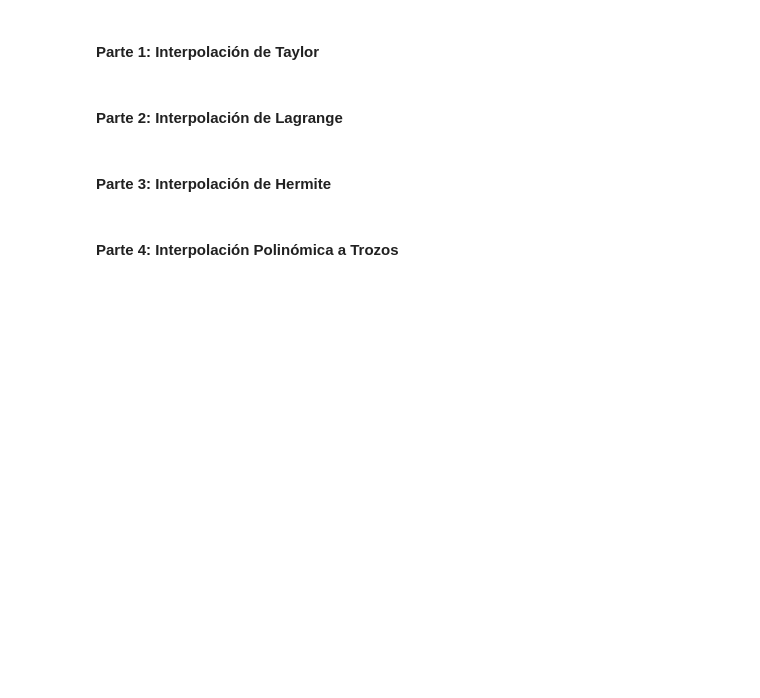
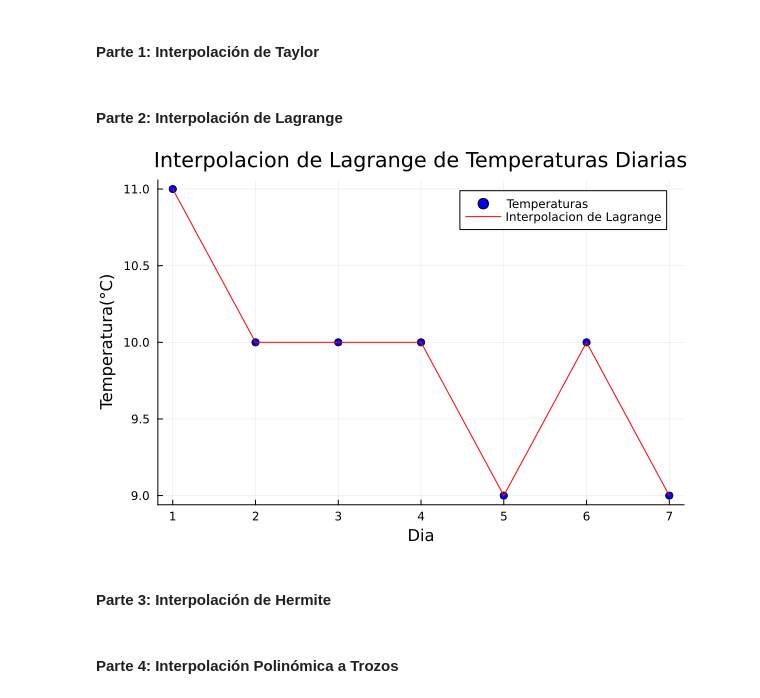
Before and after one commit to irisruip/Calculo_Numerico_Evaluacion_2, a Jupyter notebook: Segunda_Evaluacion.ipynb, the cells around one changed output. Cells and saved outputs as stored; diff of their text form; code cells hidden in the pictures; blank space fills up the shorter version.

Commit message:
Interpolacion de Lagrange

```diff
--- a/Segunda_Evaluacion.ipynb
+++ b/Segunda_Evaluacion.ipynb
@@ -54,6 +54,39 @@ Any[11, 10, 10, 10, 9, 10, 9]
 # %% [markdown]
 <h4>Parte 2: Interpolación de Lagrange
 </h4>
+# %%
+using Plots
+# Datos que representa una semana
+dias = 1:7
+tempe = temperatura .|> Int
+
+# aplicando la funcion lagrange
+function interp_lagrange(x, dias, tempe)
+    n = length(dias)
+    resultado = 0
+    for i in 1:n
+        termino = tempe[i]
+        for j in 1:n
+            if j != i
+                termino *= (x - dias[j]) / (dias[i] - dias[j])
+            end
+        end
+        resultado += termino
+    end
+    return resultado
+end
+
+# aqui usamos la interpolacion para sacar un estimado del dia 1 al dia 7
+temp_inter = [Int(interp_lagrange(dia, dias, tempe)) for dia in dias]
+
+# Graficamos los datos y la interpolación de Lagrange
+scatter(dias, tempe, seriestype=:scatter, color=:blue, label="Temperaturas")
+plot!(dias, temp_inter, color=:red,seriestype=:line, label="Interpolacion de Lagrange")
+title!("Interpolacion de Lagrange de Temperaturas Diarias")
+xlabel!("Dia")
+ylabel!("Temperatura(°C)")
+# %% [output]
+[figure, added]
 # %% [markdown]
 <h4>Parte 3: Interpolación de Hermite
 </h4>
```
